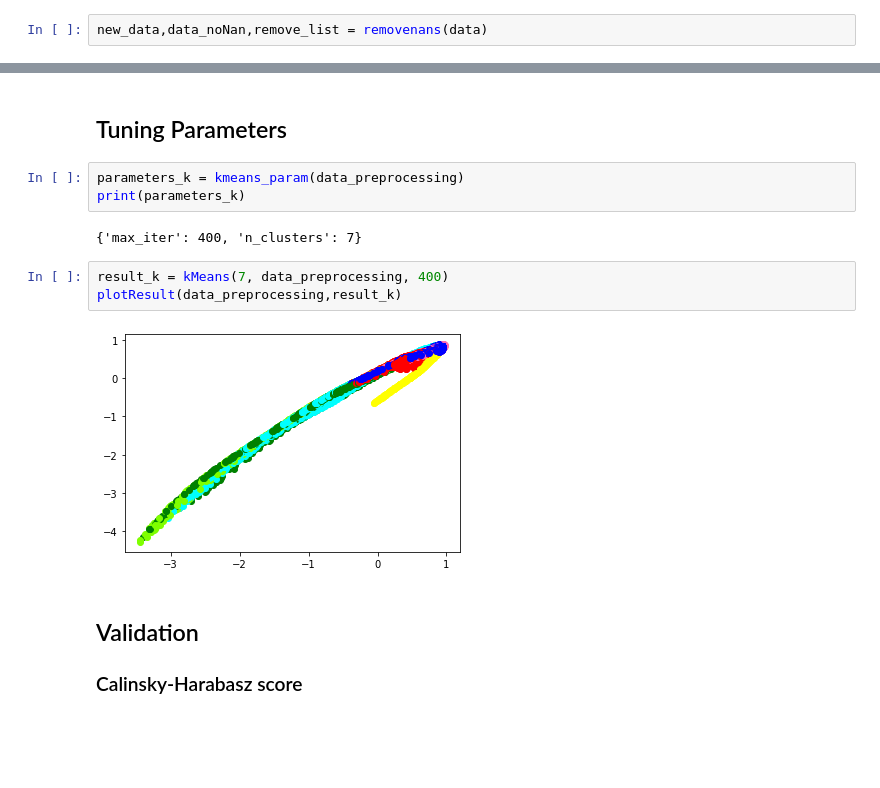
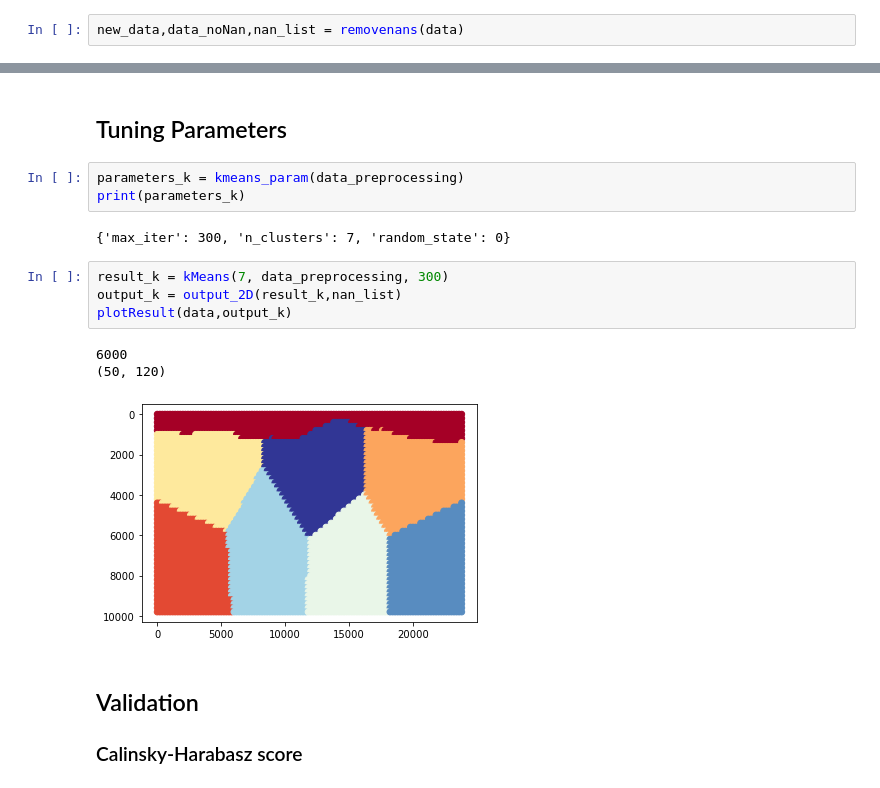
Before and after one commit to acse-yc220/finalProject, a Jupyter notebook: project.ipynb, the cells around one changed output, grey strips where cells are left out. Saved outputs shown, nothing was run; the diff lists cells and outputs as text; blank space fills up the shorter version.

Commit message:
update drawing
convert the output labels from 1D to 2D
try to use DBCV
plot input_fileds
compare original classes

```diff
--- a/project.ipynb
+++ b/project.ipynb
@@ -23,7 +24,7 @@ show_data(data_list,3,2)
 # %% [output]
 [figure]
 # %%
-new_data,data_noNan,remove_list = removenans(data)
+new_data,data_noNan,nan_list = removenans(data)
 # %%
 new_data[:,3]=np.clip(new_data[:,3],None,2)
 showDistribution(new_data[:,:-2])
@@ -84,12 +89,15 @@ plotResult(data_preprocessing,result_k)
 parameters_k = kmeans_param(data_preprocessing)
 print(parameters_k)
 # %% [output]
-{'max_iter': 400, 'n_clusters': 7}
+{'max_iter': 300, 'n_clusters': 7, 'random_state': 0}
 # %%
-result_k = kMeans(7, data_preprocessing, 400)
-plotResult(data_preprocessing,result_k)
+result_k = kMeans(7, data_preprocessing, 300)
+output_k = output_2D(result_k,nan_list)
+plotResult(data,output_k)
 # %% [output]
+6000
+(50, 120)
-[figure, old version]
+[figure, new version]
 # %% [markdown]
 ## Validation
 ### Calinsky-Harabasz score
```
Also changed, not shown: parts of 17 cells of this notebook, 2 other files.
